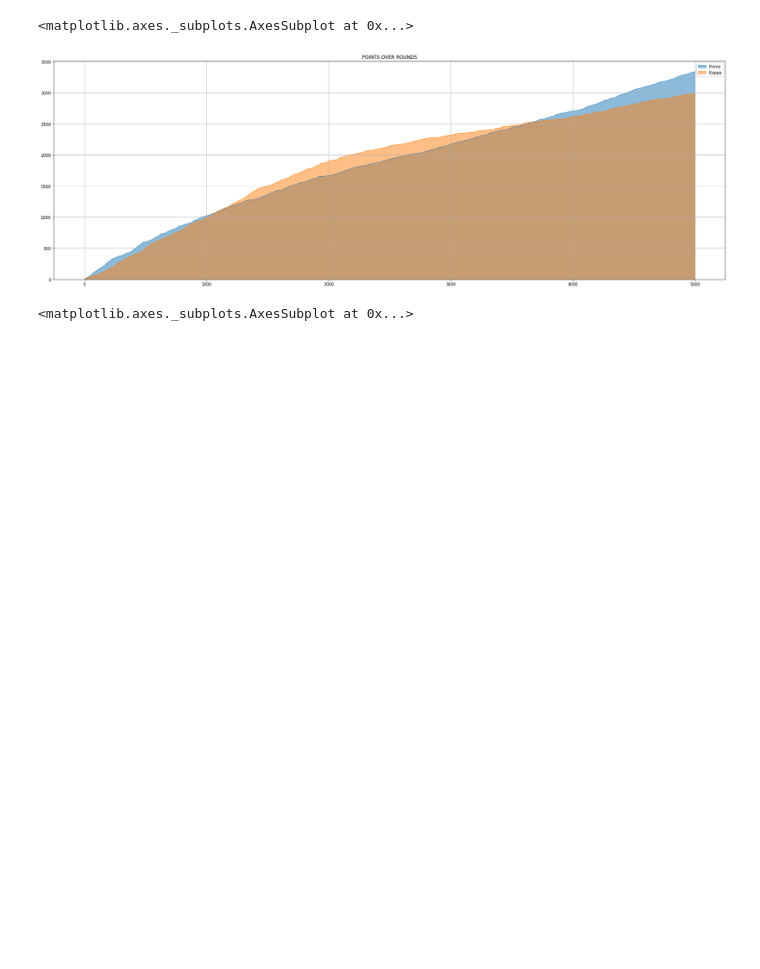
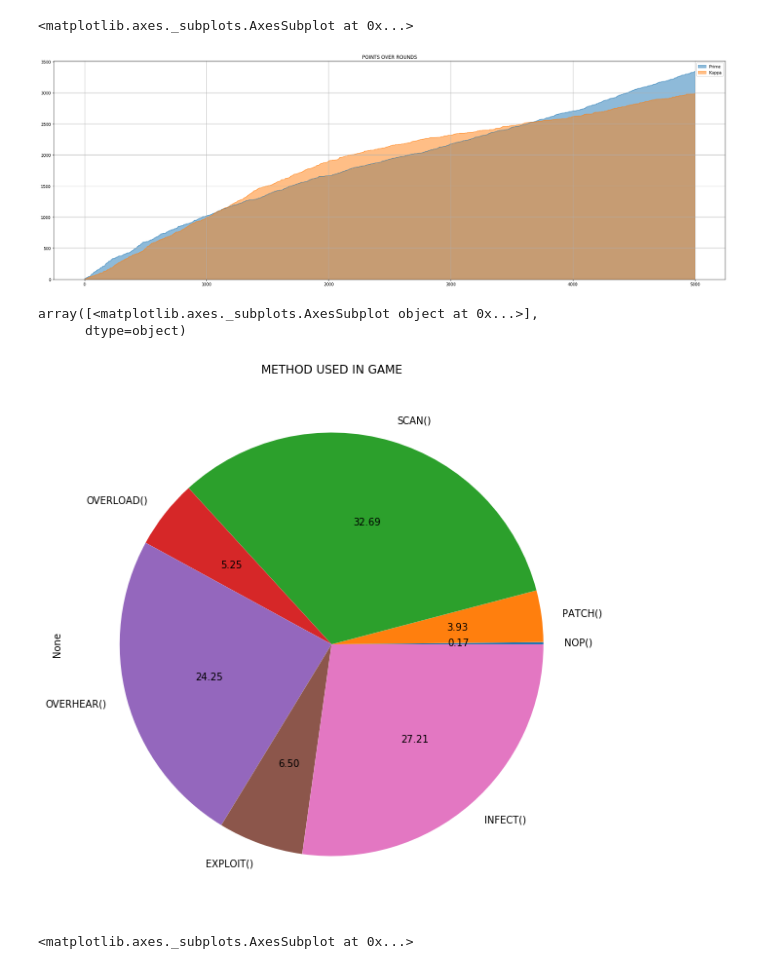
Before and after one commit to devdo-eu/capturenetwork, a Jupyter notebook: games/insight.ipynb, the cells around one changed output. Drawn from its saved outputs; the diff is of its cells as text; code cells hidden in the pictures; blank space fills up the shorter version.

```diff
--- a/games/insight.ipynb
+++ b/games/insight.ipynb
@@ -79,6 +79,17 @@ df['EARN_BY'][name1] = pd.Series(df['EARN_BY'][name1])
 df['EARN_BY'][name2] = pd.Series(df['EARN_BY'][name2])
 df['USED'][name1] = pd.Series(df['USED'][name1])
 df['USED'][name2] = pd.Series(df['USED'][name2])
+# %%
+methods = {'NOP()': 0, 'PATCH()': 0, 'SCAN()': 0, 'OVERLOAD()': 0, 'OVERHEAR()': 0, 'EXPLOIT()': 0, 'INFECT()': 0}
+for b in df['USED']:
+    for m in b:
+        methods[m] += 1
+
+pd.Series(methods).plot.pie(subplots=True, figsize=(10, 10), autopct='%.2f', title=["METHOD USED IN GAME"])
+# %% [output]
+array([<matplotlib.axes._subplots.AxesSubplot object at 0x...>],
+      dtype=object)
+[figure, added]
 # %%
 dfe = pd.DataFrame({
     #f'{name1} - used': df['USED'][name1].value_counts(),
```
